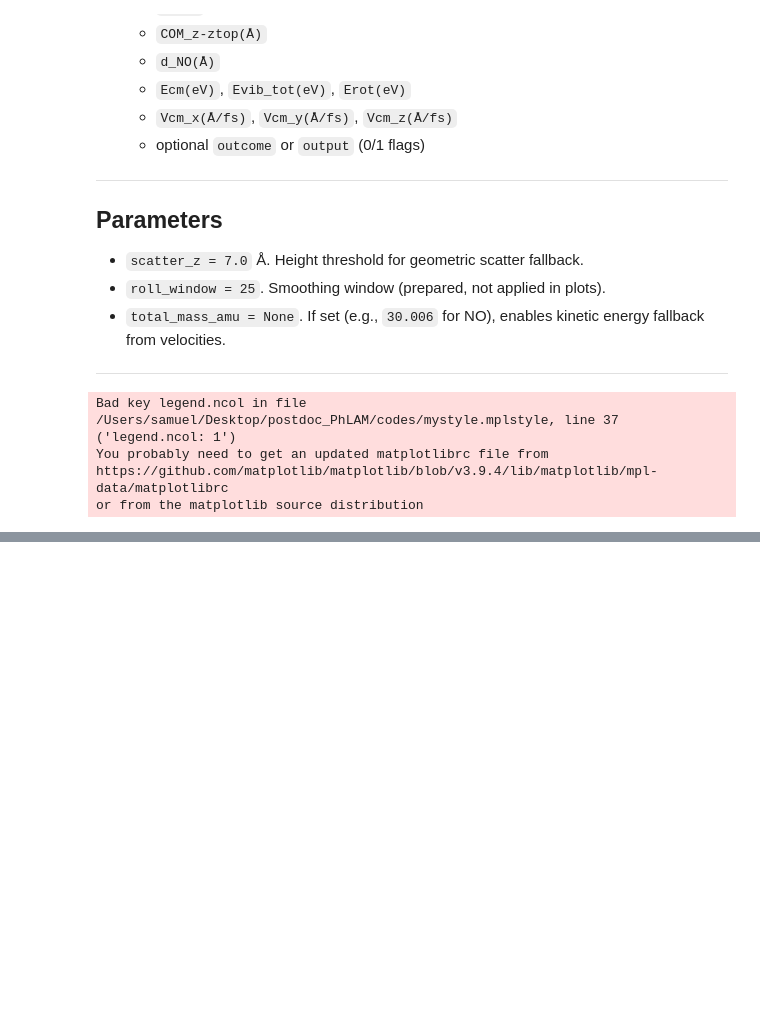
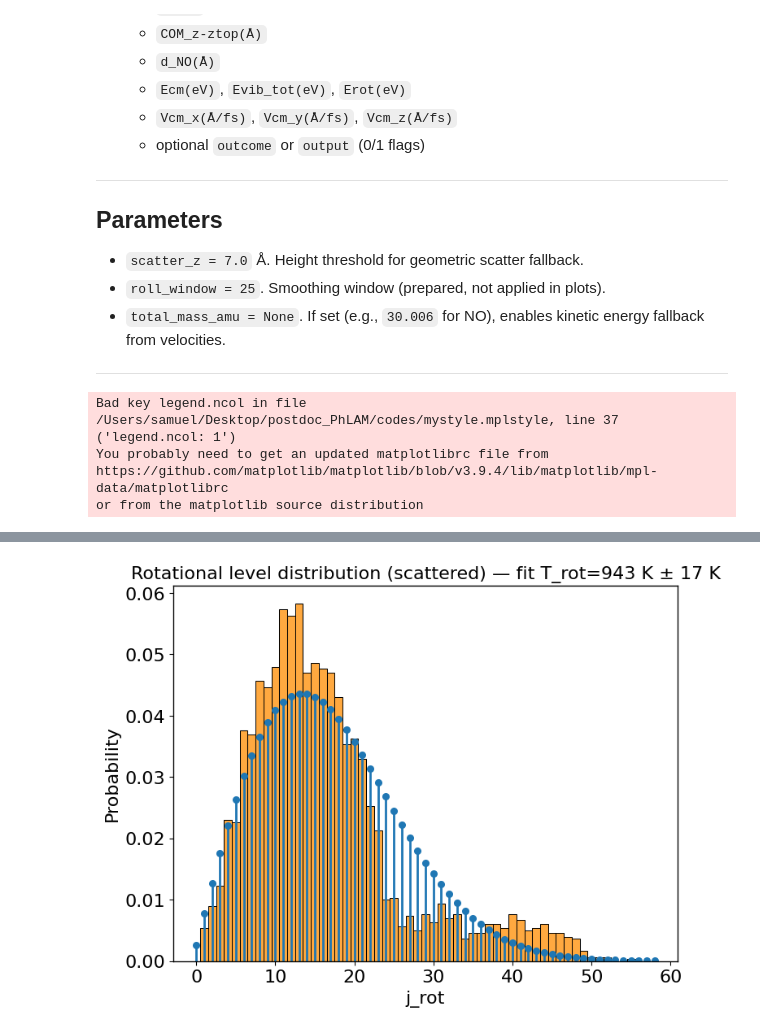
Before and after one commit to SamDFr/MD_analysis_diatom_graphite, a Jupyter notebook: 03_results_global_analysis.ipynb, the cells around one changed output, grey strips where cells are left out. Cells and saved outputs as stored; diff of their text form; code cells hidden in the pictures; blank space fills up the shorter version.

Commit message:
commit before usage on calc center

```diff
--- a/03_results_global_analysis.ipynb
+++ b/03_results_global_analysis.ipynb
@@ -266,0 +310,95 @@ No samples for COM kinetic energy (adsorbed only)
+# %%
+import numpy as np
+import matplotlib.pyplot as plt
+from scipy.optimize import minimize_scalar
+from scipy.constants import k as kB
+
+# --- constants for NO (X^2Π) ---
+B_cm = 1.696            # rotational constant (cm^-1)
+hc   = 1.98630e-23      # J·cm
+B_J  = B_cm * hc        # J
+
+def E_J(J):
+    # rigid-rotor energy in Joules
+    return B_J * J * (J + 1.0)
+
+def g_J(J, extra=1.0):
+    # rotational degeneracy; set extra=2.0 if you want to fold in an extra ladder
+    return extra * (2.0*J + 1.0)
+
+def neg_loglike(T, J_obs, Jgrid, extra_g=1.0):
+    # partition function over the observed support (or extend Jgrid if needed)
+    E = E_J(Jgrid)
+    w = g_J(Jgrid, extra=extra_g) * np.exp(-E / (kB*T))
+    Z = w.sum()
+    # probability mass on each J value
+    p = w / Z
+    # log-likelihood of samples
+    # convert observations to integer indices on the grid
+    # if non-integer J are present, round to nearest integer level
+    Ji = np.rint(J_obs).astype(int)
+    # map Ji to grid indices
+    idx = Ji - Jgrid[0]
+    # guard: ignore any J outside the grid
+    idx = idx[(idx >= 0) & (idx < len(Jgrid))]
+    # accumulate log probabilities
+    ll = np.log(p[idx]).sum()
+    return -ll
+
+def fit_Trot_MLE(j_samples, g_extra=1.0, Jpad=3, T_bounds=(1.0, 5000.0)):
+    j_samples = np.asarray(j_samples, float)
+    if j_samples.size == 0:
+        raise ValueError("No j_rot samples.")
+    # build J grid covering the observed support
+    jmin = int(np.floor(j_samples.min()))
+    jmax = int(np.ceil(j_samples.max()))
+    Jgrid = np.arange(max(0, jmin - Jpad), jmax + Jpad + 1, dtype=int)
+
+    obj = lambda T: neg_loglike(T, j_samples, Jgrid, extra_g=g_extra)
+    res = minimize_scalar(obj, bounds=T_bounds, method="bounded")
+    T_fit = float(res.x)
+
+    # curvature-based 1σ uncertainty from second derivative (numeric)
+    eps = 1e-2 * T_fit if T_fit > 0 else 1e-2
+    f0  = obj(T_fit)
+    fp  = obj(T_fit + eps)
+    fm  = obj(T_fit - eps)
+    d2  = (fp - 2*f0 + fm) / (eps**2)
+    sigma_T = np.sqrt(1.0 / d2) if d2 > 0 else np.nan
+
+    return T_fit, sigma_T, Jgrid
+
+# ===== integrate with your existing block =====
+if j_scattered:
+    j_arr = np.asarray(j_scattered, float)
+
+    # Fit T_rot
+    T_rot, T_err, Jgrid = fit_Trot_MLE(j_arr, g_extra=1.0)  # set g_extra=2.0 if you want to include an extra ladder
+    print(f"T_rot = {T_rot:.1f} K  (±{T_err:.1f} K)")
+
+    # Compare model to histogram
+    import seaborn as sns
+    sns.histplot(
+        j_arr,
+        bins=np.arange(np.floor(j_arr.min())-0.5, np.ceil(j_arr.max())+1.5, 1),
+        kde=False, color="darkorange", stat='probability'
+    )
+
+    # overlay discrete Boltzmann PMF
+    E = E_J(Jgrid)
+    w = g_J(Jgrid, 1.0) * np.exp(-E/(kB*T_rot))
+    pJ = w / w.sum()
+
+    # draw as stems centered at integer J
+    plt.stem(Jgrid, pJ, basefmt=" ")
+    plt.xlabel("j_rot")
+    plt.ylabel("Probability")
+    ttl = f"Rotational level distribution (scattered) — fit T_rot={T_rot:.0f} K"
+    if np.isfinite(T_err):
+        ttl = f"{ttl} ± {T_err:.0f} K"
+    plt.title(ttl)
+    plt.show()
+
+else:
+    print("No j_rot samples for scattered molecules.")
+# %% [output]
@@ -266,0 +406 @@ No samples for COM kinetic energy (adsorbed only)
+[figure, added]
```
Also changed, not shown: parts of 4 cells of this notebook, 4 other files.
